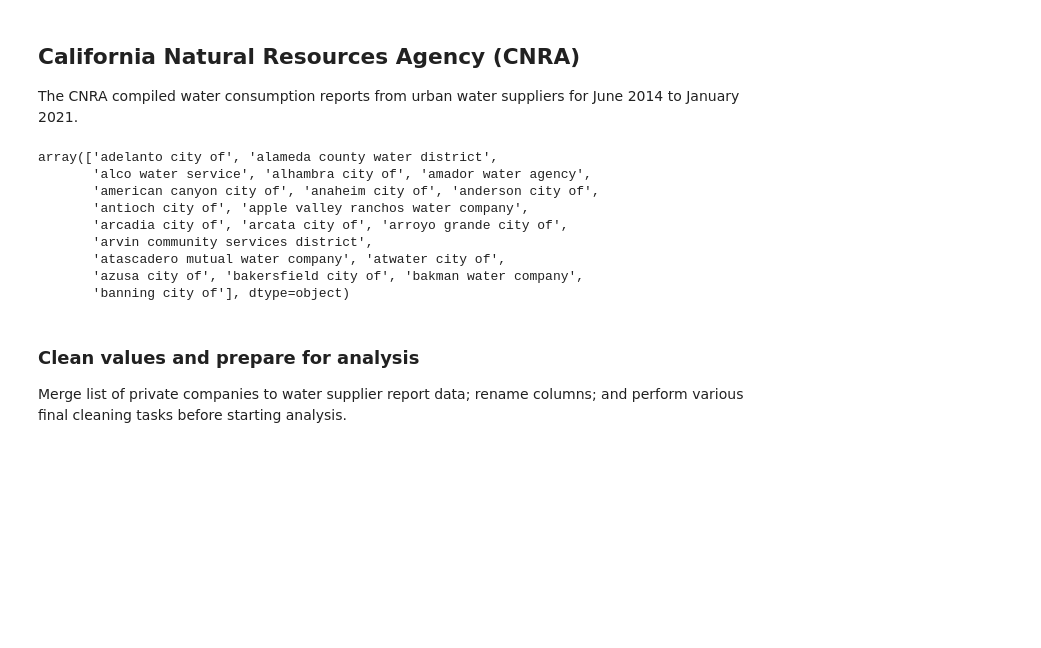
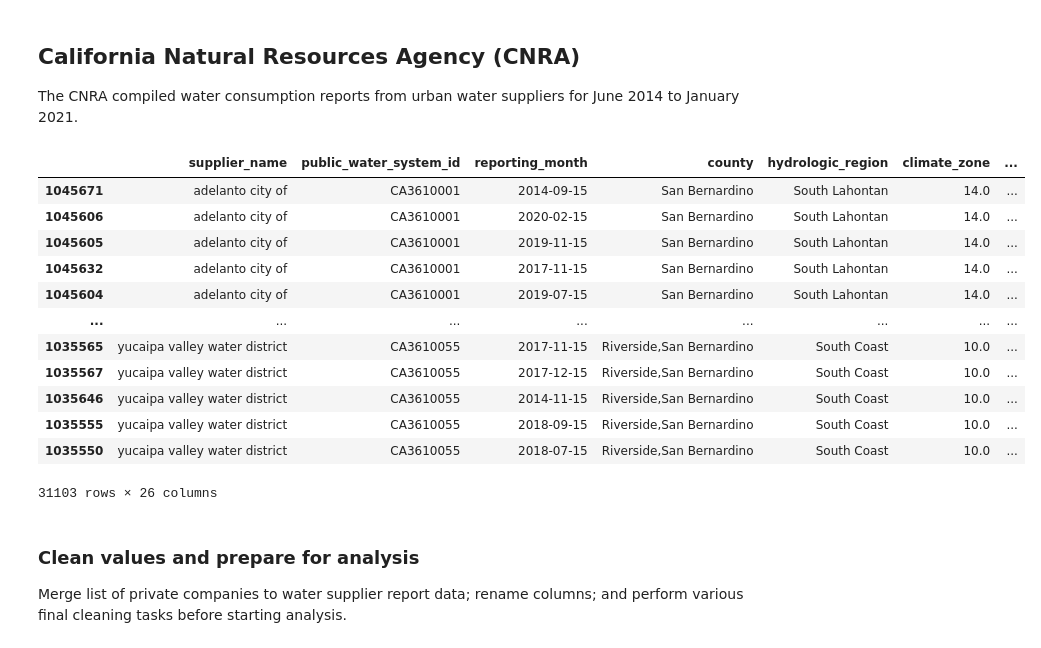
Before and after one commit to stephensteiner4/calwater_project, a Jupyter notebook: calwater_code/calwater_cleaning.ipynb, the cells around one changed output. Drawn from its saved outputs; the diff is of its cells as text; code cells hidden in the pictures; blank space fills up the shorter version.

```diff
--- a/calwater_code/calwater_cleaning.ipynb
+++ b/calwater_code/calwater_cleaning.ipynb
@@ -137,43 +139,47 @@ calwater['supplier_name2'] = calwater['supplier_name2'].str.replace('^(californi
 calwater['supplier_name2'] = calwater['supplier_name2'].str.replace('^(golden state water company.*)$',
                                                                     'golden state water company', regex=True)
 calwater['supplier_name2'] = calwater['supplier_name2'].str.replace('^(great oaks water company.*)$',
                                                                     'great oaks water company', regex=True)
 calwater['supplier_name2'] = calwater['supplier_name2'].str.replace('^(san gabriel valley fontana water company)$',
                                                                     'san gabriel valley water company', regex=True)
 
 calwater['supplier_name2'] = calwater['supplier_name2'].str.replace(',', ' ', regex=True)
 calwater['supplier_name2'] = calwater['supplier_name2'].str.replace('( +)', ' ', regex=True)
 
 calwater['supplier_name'] = calwater['supplier_name'].str.replace(',', ' ', regex=True)
 calwater['supplier_name'] = calwater['supplier_name'].str.replace('( +)', ' ', regex=True)
 
 ## These are nonprofit, private water utilities (compiled via web searches; see "mutual company list").
 nonprofit = ['atascadero mutual water company', 'bellflower-somerset mutual water company',
              'lincoln avenue water company', 'montebello land and water company',
              'myoma dunes mutual water company', 'oildale mutual water company',
              'orange vale water company', 'park water company',
              'riverside highland water company', 'sunny slope water company',
              'valencia water company', 'january water company (ali mutual)',
              'valley water company', 'vaughn water company']
 
 calwater.loc[calwater['supplier_name2'].isin(nonprofit), 'nonprofit'] = 1
 calwater.loc[calwater['supplier_name2'].isin(nonprofit)==0, 'nonprofit'] = 0
 
 calwater = calwater[calwater['supplier_name2'].isnull()==0]
 
 calwater['county'] = calwater['county'].str.replace('Dinuba,Tulare', 'Tulare')
 
-calwater['supplier_name2'].unique()[:20]
+calwater
 # %% [output]
+|  | supplier_name | public_water_system_id | reporting_month | county | hydrologic_region | climate_zone | ... |
+| 1045671 | adelanto city of | CA3610001 | 2014-09-15 | San Bernardino | South Lahontan | 14.0 | ... |
+| 1045606 | adelanto city of | CA3610001 | 2020-02-15 | San Bernardino | South Lahontan | 14.0 | ... |
+| 1045605 | adelanto city of | CA3610001 | 2019-11-15 | San Bernardino | South Lahontan | 14.0 | ... |
+| 1045632 | adelanto city of | CA3610001 | 2017-11-15 | San Bernardino | South Lahontan | 14.0 | ... |
+| 1045604 | adelanto city of | CA3610001 | 2019-07-15 | San Bernardino | South Lahontan | 14.0 | ... |
+| ... | ... | ... | ... | ... | ... | ... | ... |
+| 1035565 | yucaipa valley water district | CA3610055 | 2017-11-15 | Riverside,San Bernardino | South Coast | 10.0 | ... |
+| 1035567 | yucaipa valley water district | CA3610055 | 2017-12-15 | Riverside,San Bernardino | South Coast | 10.0 | ... |
+| 1035646 | yucaipa valley water district | CA3610055 | 2014-11-15 | Riverside,San Bernardino | South Coast | 10.0 | ... |
+| 1035555 | yucaipa valley water district | CA3610055 | 2018-09-15 | Riverside,San Bernardino | South Coast | 10.0 | ... |
+| 1035550 | yucaipa valley water district | CA3610055 | 2018-07-15 | Riverside,San Bernardino | South Coast | 10.0 | ... |
-array(['adelanto city of', 'alameda county water district',
-       'alco water service', 'alhambra city of', 'amador water agency',
-       'american canyon city of', 'anaheim city of', 'anderson city of',
-       'antioch city of', 'apple valley ranchos water company',
-       'arcadia city of', 'arcata city of', 'arroyo grande city of',
-       'arvin community services district',
-       'atascadero mutual water company', 'atwater city of',
-       'azusa city of', 'bakersfield city of', 'bakman water company',
-       'banning city of'], dtype=object)
+31103 rows × 26 columns
 # %% [markdown]
 ### Clean values and prepare for analysis
 
```
Also changed, not shown: parts of 24 cells of this notebook, 27 other files.
